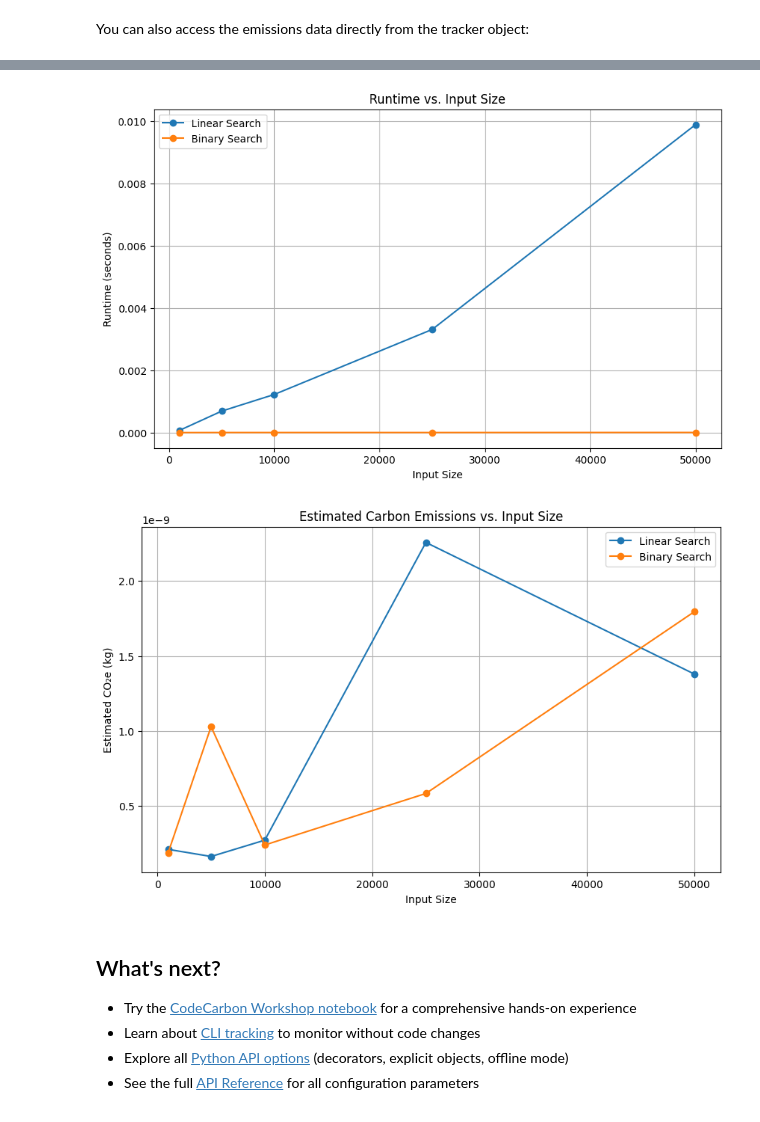
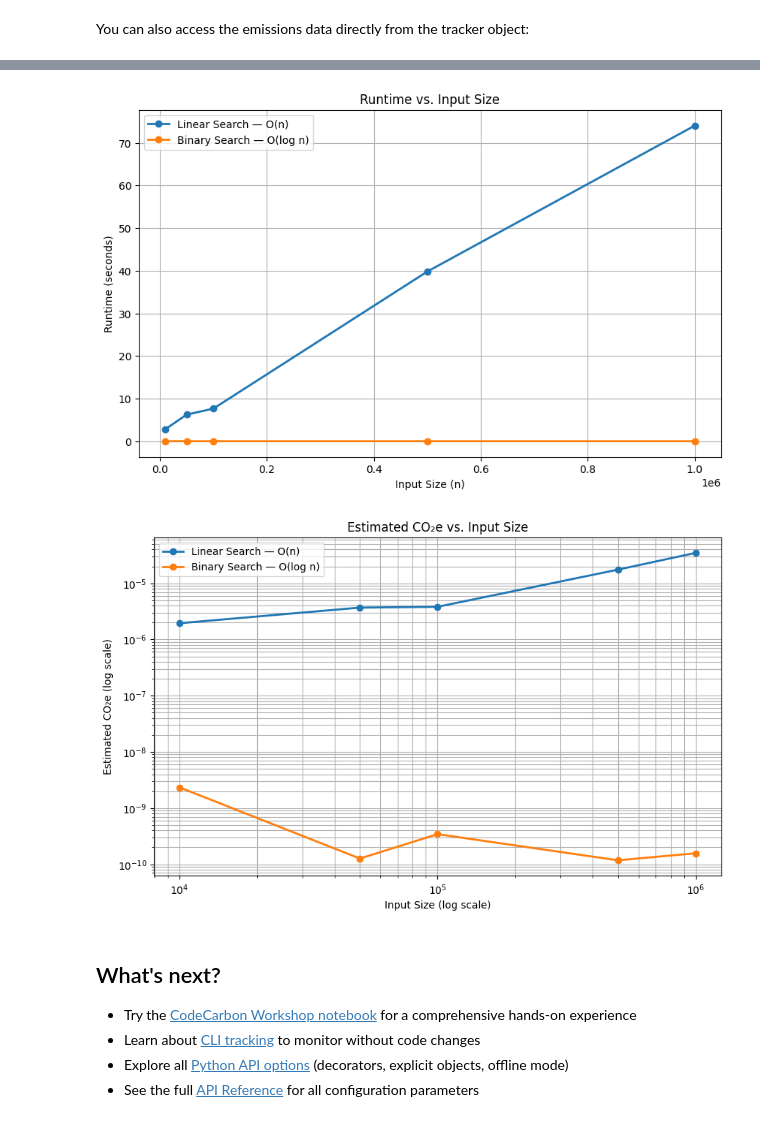
Before and after one commit to ghobrosg/codecarbon-demo, a Jupyter notebook: docs/tutorials/first-tracking.ipynb, the cells around one changed output, grey strips where cells are left out. Drawn from its saved outputs; the diff is of its cells as text; code cells hidden in the pictures.

```diff
--- a/docs/tutorials/first-tracking.ipynb
+++ b/docs/tutorials/first-tracking.ipynb
@@ -150,14 +125,21 @@ def binary_search(arr, target):
+# %%
+input_sizes = [10_000, 50_000, 100_000, 500_000, 1_000_000]
+
+# Repeat the search enough times to make energy consumption measurable
+REPETITIONS = 1000
+
+results = []
 # %%
-input_sizes = [1_000, 5_000, 10_000, 25_000, 50_000]
-
-results = []
-
 for n in input_sizes:
 
     data = list(range(n))
     target = n - 1
 
+    print(f"Running n = {n:,}...")
+
+    # -------------------------
     # Linear Search
+    # -------------------------
     tracker = EmissionsTracker(
         project_name=f"Linear Search n={n}",
         save_to_file=False,
@@ -167,12 +149,16 @@ for n in input_sizes:
     tracker.start()
     start = time.perf_counter()
 
-    linear_search(data, target)
+    for _ in range(REPETITIONS):
+        linear_search(data, target)
 
     linear_runtime = time.perf_counter() - start
     linear_emissions = tracker.stop()
 
+
+    # -------------------------
     # Binary Search
+    # -------------------------
     tracker = EmissionsTracker(
         project_name=f"Binary Search n={n}",
         save_to_file=False,
@@ -182,10 +168,12 @@ for n in input_sizes:
     tracker.start()
     start = time.perf_counter()
 
-    binary_search(data, target)
+    for _ in range(REPETITIONS):
+        binary_search(data, target)
 
     binary_runtime = time.perf_counter() - start
     binary_emissions = tracker.stop()
+
 
     results.append({
         "Input Size": n,
@@ -213,17 +233,19 @@ plt.plot(
     scaling_df["Input Size"],
     scaling_df["Linear Runtime"],
     marker="o",
-    label="Linear Search"
+    linewidth=2,
+    label="Linear Search — O(n)"
 )
 
 plt.plot(
     scaling_df["Input Size"],
     scaling_df["Binary Runtime"],
     marker="o",
-    label="Binary Search"
+    linewidth=2,
+    label="Binary Search — O(log n)"
 )
 
-plt.xlabel("Input Size")
+plt.xlabel("Input Size (n)")
 plt.ylabel("Runtime (seconds)")
 plt.title("Runtime vs. Input Size")
 plt.legend()
@@ -231,33 +253,38 @@ plt.grid(True)
 
 plt.show()
 # %% [output]
-[figure, old version]
+[figure, new version]
 # %%
 plt.figure(figsize=(10, 6))
 
 plt.plot(
     scaling_df["Input Size"],
     scaling_df["Linear CO2e"],
     marker="o",
-    label="Linear Search"
+    linewidth=2,
+    label="Linear Search — O(n)"
 )
 
 plt.plot(
     scaling_df["Input Size"],
     scaling_df["Binary CO2e"],
     marker="o",
-    label="Binary Search"
+    linewidth=2,
+    label="Binary Search — O(log n)"
 )
 
-plt.xlabel("Input Size")
-plt.ylabel("Estimated CO₂e (kg)")
-plt.title("Estimated Carbon Emissions vs. Input Size")
+plt.xscale("log")
+plt.yscale("log")
+
+plt.xlabel("Input Size (log scale)")
+plt.ylabel("Estimated CO₂e (log scale)")
+plt.title("Estimated CO₂e vs. Input Size")
 plt.legend()
-plt.grid(True)
+plt.grid(True, which="both")
 
 plt.show()
 # %% [output]
-[figure, old version]
+[figure, new version]
 # %% [markdown]
 ## What's next?
 
```
Also changed, not shown: parts of 7 cells of this notebook.
